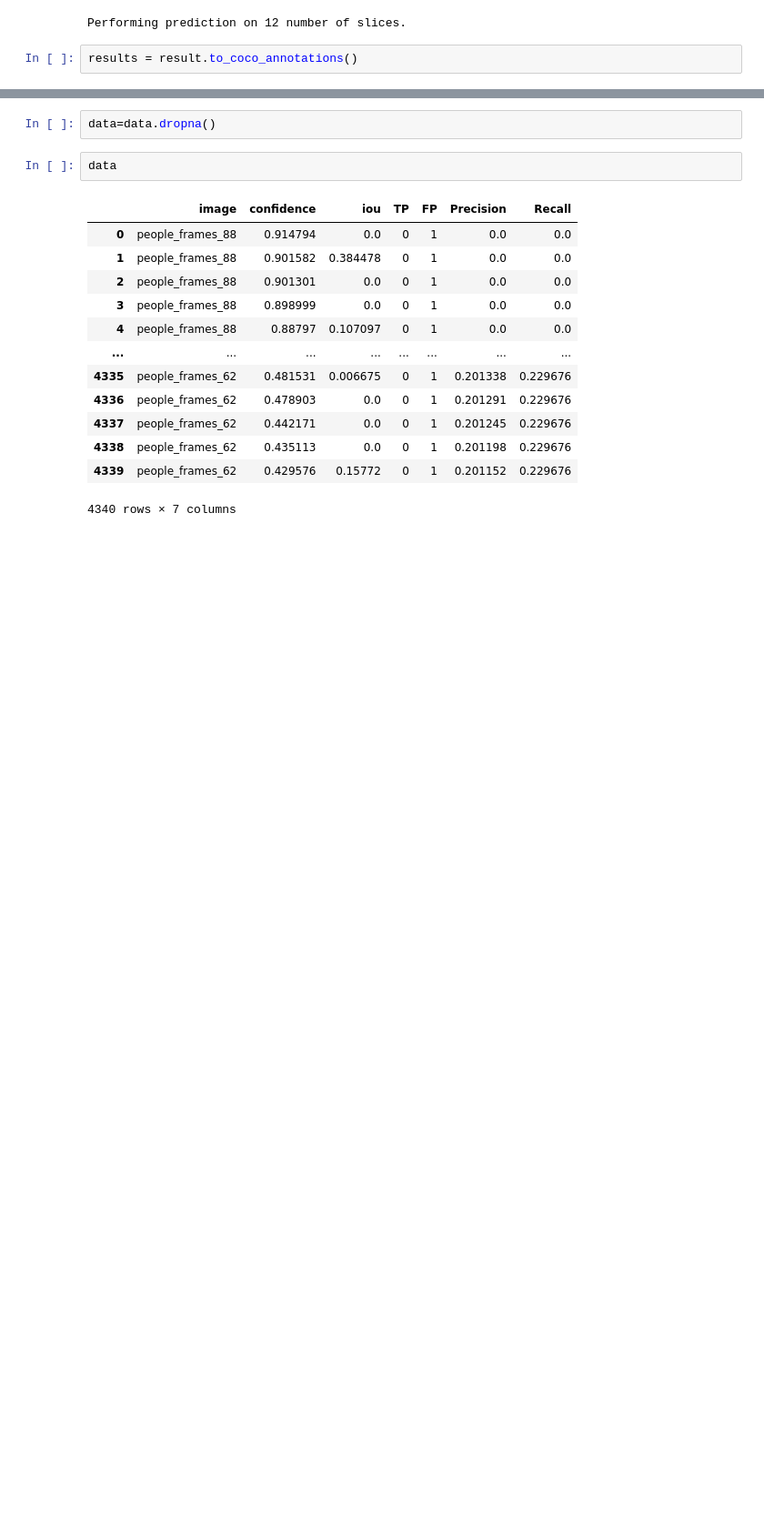
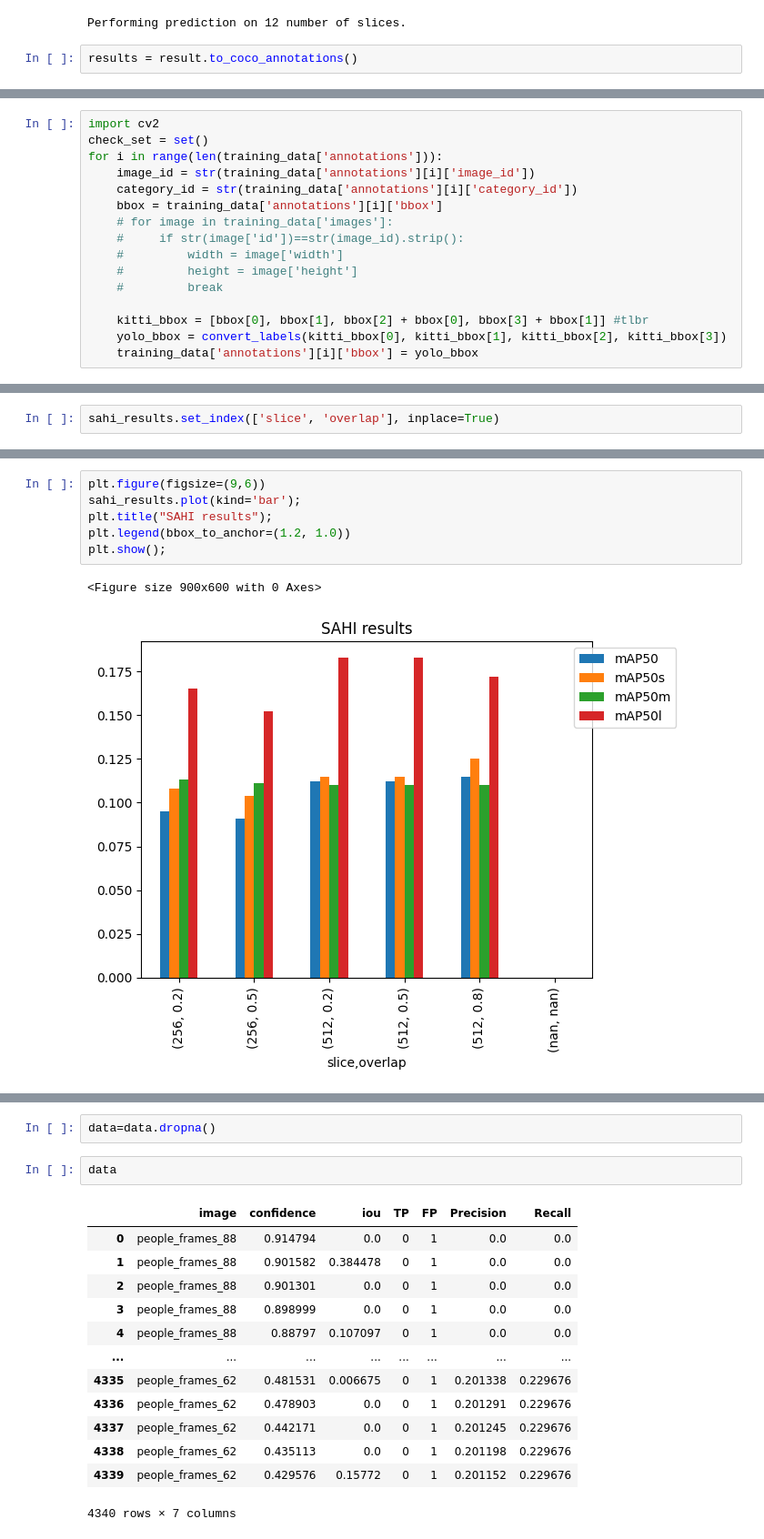
Before and after one commit to helenprokonina/Yolov8Training, a Jupyter notebook: compare_sahi.ipynb, the cells around one changed output, grey strips where cells are left out. Shown at 91% size. Drawn from its saved outputs; the diff is of its cells as text; blank space fills up the shorter version.

```diff
--- a/compare_sahi.ipynb
+++ b/compare_sahi.ipynb
@@ -206,0 +318,16 @@ AP50 = 0.8501
+# %%
+import cv2
+check_set = set()
+for i in range(len(training_data['annotations'])):
+    image_id = str(training_data['annotations'][i]['image_id'])
+    category_id = str(training_data['annotations'][i]['category_id'])
+    bbox = training_data['annotations'][i]['bbox']
+    # for image in training_data['images']:
+    #     if str(image['id'])==str(image_id).strip():
+    #         width = image['width']
+    #         height = image['height']
+    #         break
+
+    kitti_bbox = [bbox[0], bbox[1], bbox[2] + bbox[0], bbox[3] + bbox[1]] #tlbr
+    yolo_bbox = convert_labels(kitti_bbox[0], kitti_bbox[1], kitti_bbox[2], kitti_bbox[3])
+    training_data['annotations'][i]['bbox'] = yolo_bbox
@@ -206,0 +418,2 @@ AP50 = 0.8501
+# %%
+sahi_results.set_index(['slice', 'overlap'], inplace=True)
@@ -206,0 +431,9 @@ AP50 = 0.8501
+# %%
+plt.figure(figsize=(9,6))
+sahi_results.plot(kind='bar');
+plt.title("SAHI results");
+plt.legend(bbox_to_anchor=(1.2, 1.0))
+plt.show();
+# %% [output]
+<Figure size 900x600 with 0 Axes>
+[figure, added]
```
Also changed, not shown: parts of 32 cells of this notebook, 1 other file.
